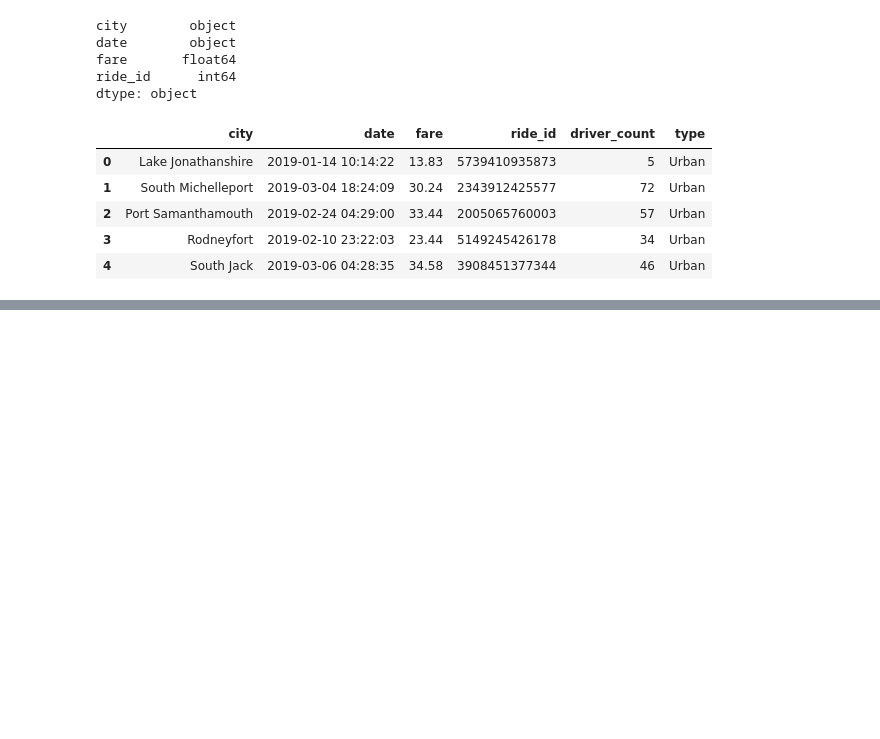
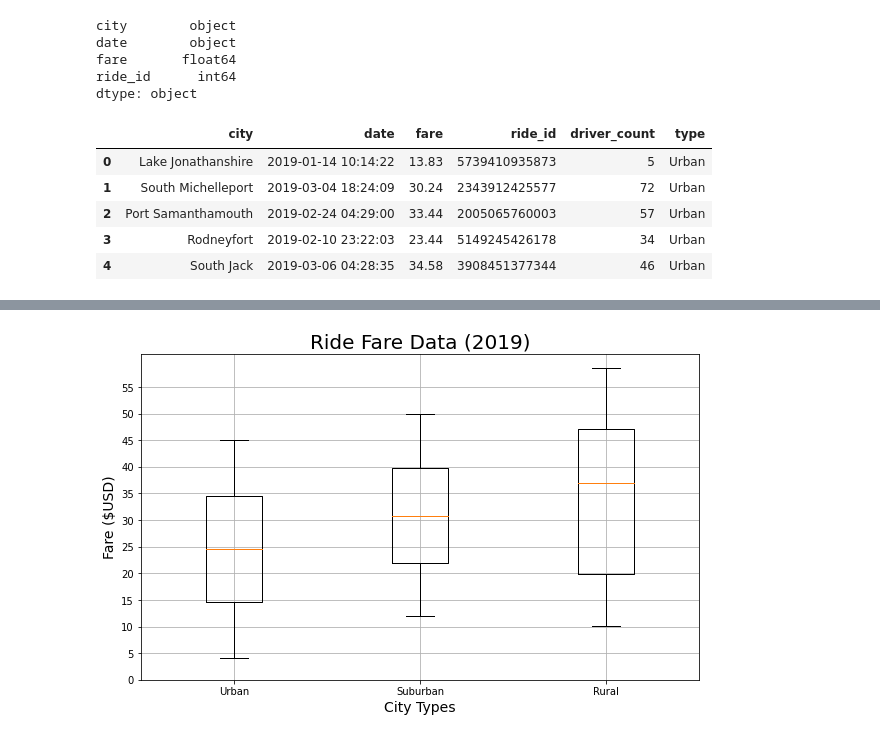
Before and after one commit to tsevi11a/PyBer_Analysis, a Jupyter notebook: PyBer.ipynb, the cells around one changed output, grey strips where cells are left out. Drawn from its saved outputs; the diff is of its cells as text; code cells hidden in the pictures; blank space fills up the shorter version.

```diff
--- a/PyBer.ipynb
+++ b/PyBer.ipynb
@@ -379,0 +575,17 @@ plt.show()
+# %%
+# Calculate the measures of central tendency for the average fare for the suburban cities.
+
+# Get the fares for the suburban cities by creating a series with all the fares
+suburban_fares = suburban_cities_df["fare"]
+
+# Calculate mean using NumPy mean function
+mean_suburban_fares = np.mean(suburban_fares)
+print(f"The mean fare price for suburban trips is ${mean_suburban_fares:.2f}.")
+
+# Calculate median using NumPy median function
+median_suburban_fares = np.median(suburban_fares)
+print(f"The median fare price for suburban trips is ${median_suburban_fares:.2f}.")
+
+# Calculate mode using SciPy stats mode function
+mode_suburban_fares = sts.mode(suburban_fares)
+print(f"The mode fare price for suburban trips is {mode_suburban_fares}.")
@@ -379,0 +684,19 @@ plt.show()
+# %%
+# Create Box-and-Whisker Plots for Ride Fare Data
+
+# Create a box-and-whisker plot for the ride fare for each city type.
+x_labels = ["Urban", "Suburban","Rural"] #create the x-axis labels with a list
+ride_fare_data = [urban_fares, suburban_fares, rural_fares] #list of data
+fig, ax = plt.subplots(figsize=(10, 6)) #adjust figure size
+ax.set_title('Ride Fare Data (2019)',fontsize=20)
+ax.set_ylabel('Fare ($USD)',fontsize=14)
+ax.set_xlabel("City Types",fontsize=14)
+ax.boxplot(ride_fare_data, labels=x_labels) #data and labels are passed in the boxplot function
+ax.set_yticks(np.arange(0, 60, step=5.0)) #set ticks with range from 0 to 60 at an increment of 5
+ax.grid() #show gridlines
+
+plt.savefig("Analysis/Fig3.png") # Save the figure.
+
+plt.show() #show plot
+# %% [output]
+[figure, added]
```
Also changed, not shown: parts of 58 cells of this notebook, 3 other files.
